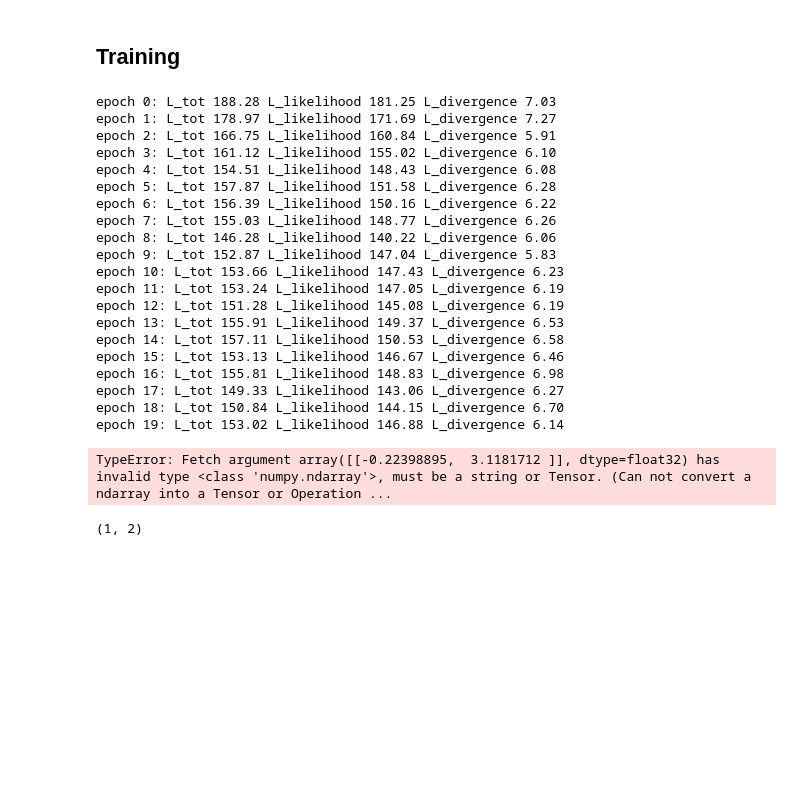
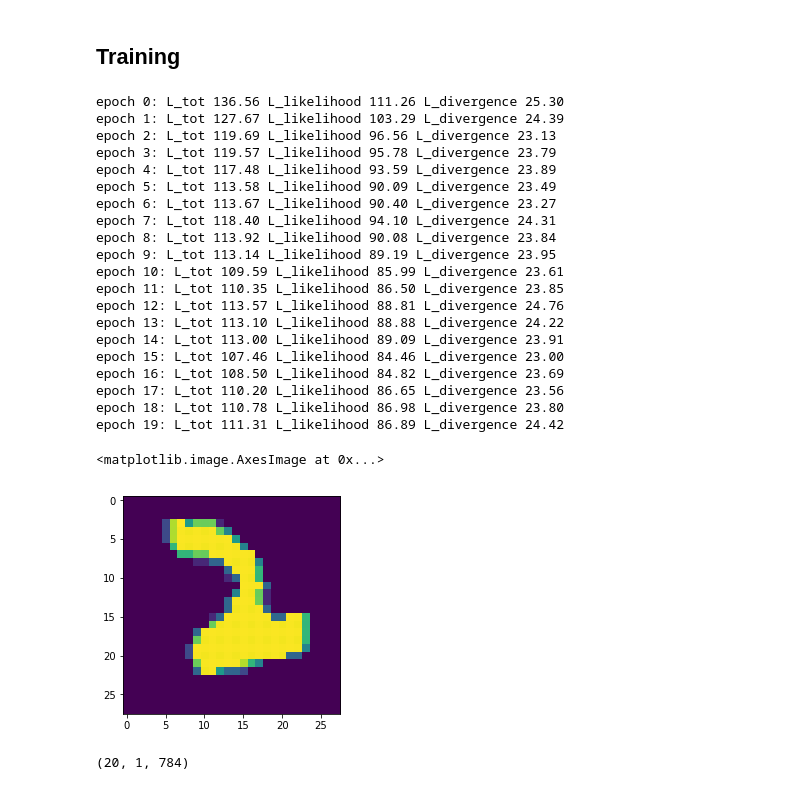
Before and after one commit to geesimon/cs498, a Jupyter notebook: hw10/hw10.ipynb, the cells around one changed output. Drawn from its saved outputs; the diff is of its cells as text; code cells hidden in the pictures; blank space fills up the shorter version.

```diff
--- a/hw10/hw10.ipynb
+++ b/hw10/hw10.ipynb
@@ -196,7 +215,3 @@ We will evaluate variational autoencoders applied to the MNIST dataset.
 We now need to determine how well the codes produced by this autoencoder can be interpolated.
 * For 10 pairs of MNIST test images of the same digit, selected at random, compute the code for each image of the pair. Now compute 7 evenly spaced linear interpolates between these codes, and decode the result into images. Prepare a figure showing this interpolate. Lay out the figure so each interpolate is a row. On the left of the row is the first test image; then the interpolate closest to it; etc; to the last test image. You should have a 10 rows and 9 columns of images.
 * For 10 pairs of MNIST test images of different digits, selected at random, compute the code for each image of the pair. Now compute 7 evenly spaced linear interpolates between these codes, and decode the result into images. Prepare a figure showing this interpolate. Lay out the figure so each interpolate is a row. On the left of the row is the first test image; then the interpolate closest to it; etc; to the last test image. You should have a 10 rows and 9 columns of images.
-# %%
-from tensorflow.examples.tutorials.mnist import input_data
-
-mnist = input_data.read_data_sets("./MNIST_data")
@@ -209,9 +219,11 @@ Extracting ./MNIST_data\t10k-labels-idx1-ubyte.gz
 ## Build Model
 # %%
 import tensorflow as tf
+import matplotlib.pyplot as plt
 import vae
+from tensorflow.examples.tutorials.mnist import input_data
 
-dim_z = 2
+dim_z = 20
 n_hidden = 500
 learn_rate = 1e-3
 
@@ -228,3 +240,5 @@ y, z, loss, neg_marginal_likelihood, KL_divergence = vae.autoencoder(x, x, mnist
 
 # optimization
 train_op = tf.train.AdamOptimizer(learn_rate).minimize(loss)
+
+decoded = vae.decoder(z_in, mnist.train.images.shape[1], n_hidden)
@@ -236,6 +270,15 @@ num_epochs = 20
 batch_size = 128
 total_batch = mnist.train.images.shape[0]//batch_size
 min_tot_loss = 1e99
+
+
+#Prepare digit images for testing
+SameDigitPairs = mnist.train.images[np.argwhere(mnist.train.labels == 2)[100:120]]
+DiffDigitParis = np.zeros((20,1,mnist.train.images.shape[1]))
+for i in range(10):
+    images = mnist.train.images[np.argwhere(mnist.train.labels == i)[200:202]]
+    DiffDigitParis[i * 2, :] = images[0]
+    DiffDigitParis[i * 2 + 1, :] = images[1]
 
 with tf.Session() as sess:
     sess.run(tf.global_variables_initializer(), feed_dict={keep_prob : 0.9})
@@ -249,27 +292,37 @@ with tf.Session() as sess:
         print("epoch %d: L_tot %03.2f L_likelihood %03.2f L_divergence %03.2f" % (epoch, tot_loss, loss_likelihood, loss_divergence))
 
 
-    z_codes = sess.run((z), feed_dict={x: mnist.test.images[0:1,:], keep_prob : 0.9})
-    image = sess.run(decoded, feed_dict={z_in: z_codes, keep_prob : 1})
+    same_z_codes = sess.run((z), feed_dict={x: SameDigitPairs, keep_prob : 1})
+    diff_z_codes = sess.run((z), feed_dict={x: DiffDigitParis, keep_prob : 1})
 # %% [output]
-epoch 0: L_tot 188.28 L_likelihood 181.25 L_divergence 7.03
-epoch 1: L_tot 178.97 L_likelihood 171.69 L_divergence 7.27
-epoch 2: L_tot 166.75 L_likelihood 160.84 L_divergence 5.91
-epoch 3: L_tot 161.12 L_likelihood 155.02 L_divergence 6.10
-epoch 4: L_tot 154.51 L_likelihood 148.43 L_divergence 6.08
-epoch 5: L_tot 157.87 L_likelihood 151.58 L_divergence 6.28
-epoch 6: L_tot 156.39 L_likelihood 150.16 L_divergence 6.22
-epoch 7: L_tot 155.03 L_likelihood 148.77 L_divergence 6.26
-epoch 8: L_tot 146.28 L_likelihood 140.22 L_divergence 6.06
-epoch 9: L_tot 152.87 L_likelihood 147.04 L_divergence 5.83
-epoch 10: L_tot 153.66 L_likelihood 147.43 L_divergence 6.23
-epoch 11: L_tot 153.24 L_likelihood 147.05 L_divergence 6.19
-epoch 12: L_tot 151.28 L_likelihood 145.08 L_divergence 6.19
-epoch 13: L_tot 155.91 L_likelihood 149.37 L_divergence 6.53
-epoch 14: L_tot 157.11 L_likelihood 150.53 L_divergence 6.58
-epoch 15: L_tot 153.13 L_likelihood 146.67 L_divergence 6.46
-epoch 16: L_tot 155.81 L_likelihood 148.83 L_divergence 6.98
-epoch 17: L_tot 149.33 L_likelihood 143.06 L_divergence 6.27
-epoch 18: L_tot 150.84 L_likelihood 144.15 L_divergence 6.70
-epoch 19: L_tot 153.02 L_likelihood 146.88 L_divergence 6.14
+epoch 0: L_tot 136.56 L_likelihood 111.26 L_divergence 25.30
+epoch 1: L_tot 127.67 L_likelihood 103.29 L_divergence 24.39
+epoch 2: L_tot 119.69 L_likelihood 96.56 L_divergence 23.13
+epoch 3: L_tot 119.57 L_likelihood 95.78 L_divergence 23.79
+epoch 4: L_tot 117.48 L_likelihood 93.59 L_divergence 23.89
+epoch 5: L_tot 113.58 L_likelihood 90.09 L_divergence 23.49
+epoch 6: L_tot 113.67 L_likelihood 90.40 L_divergence 23.27
+epoch 7: L_tot 118.40 L_likelihood 94.10 L_divergence 24.31
+epoch 8: L_tot 113.92 L_likelihood 90.08 L_divergence 23.84
+epoch 9: L_tot 113.14 L_likelihood 89.19 L_divergence 23.95
+epoch 10: L_tot 109.59 L_likelihood 85.99 L_divergence 23.61
+epoch 11: L_tot 110.35 L_likelihood 86.50 L_divergence 23.85
+epoch 12: L_tot 113.57 L_likelihood 88.81 L_divergence 24.76
+epoch 13: L_tot 113.10 L_likelihood 88.88 L_divergence 24.22
+epoch 14: L_tot 113.00 L_likelihood 89.09 L_divergence 23.91
+epoch 15: L_tot 107.46 L_likelihood 84.46 L_divergence 23.00
+epoch 16: L_tot 108.50 L_likelihood 84.82 L_divergence 23.69
+epoch 17: L_tot 110.20 L_likelihood 86.65 L_divergence 23.56
+epoch 18: L_tot 110.78 L_likelihood 86.98 L_divergence 23.80
+epoch 19: L_tot 111.31 L_likelihood 86.89 L_divergence 24.42
-TypeError: Fetch argument array([[-0.22398895,  3.1181712 ]], dtype=float32) has invalid type <class 'numpy.ndarray'>, must be a string or Tensor. (Can not convert a ndarray into a Tensor or Operation ...
+# %%
+DiffDigitParis = np.zeros((20,1,mnist.train.images.shape[1]))
+for i in range(10):
+    images = mnist.train.images[np.argwhere(mnist.train.labels == i)[200:202]]
+    DiffDigitParis[i * 2, :] = images[0]
+    DiffDigitParis[i * 2 + 1, :] = images[1]
+# %%
+plt.imshow(DiffDigitParis.reshape(10,2,28,28)[2][0])
+# %% [output]
+<matplotlib.image.AxesImage at 0x...>
+[figure, added]
@@ -276,4 +331,4 @@ TypeError: Fetch argument array([[-0.22398895,  3.1181712 ]], dtype=float32) has
 # %%
-z.shape
+DiffDigitParis.shape
 # %% [output]
-(1, 2)
+(20, 1, 784)
```
Also changed, not shown: parts of 5 cells of this notebook, 1 other file.
